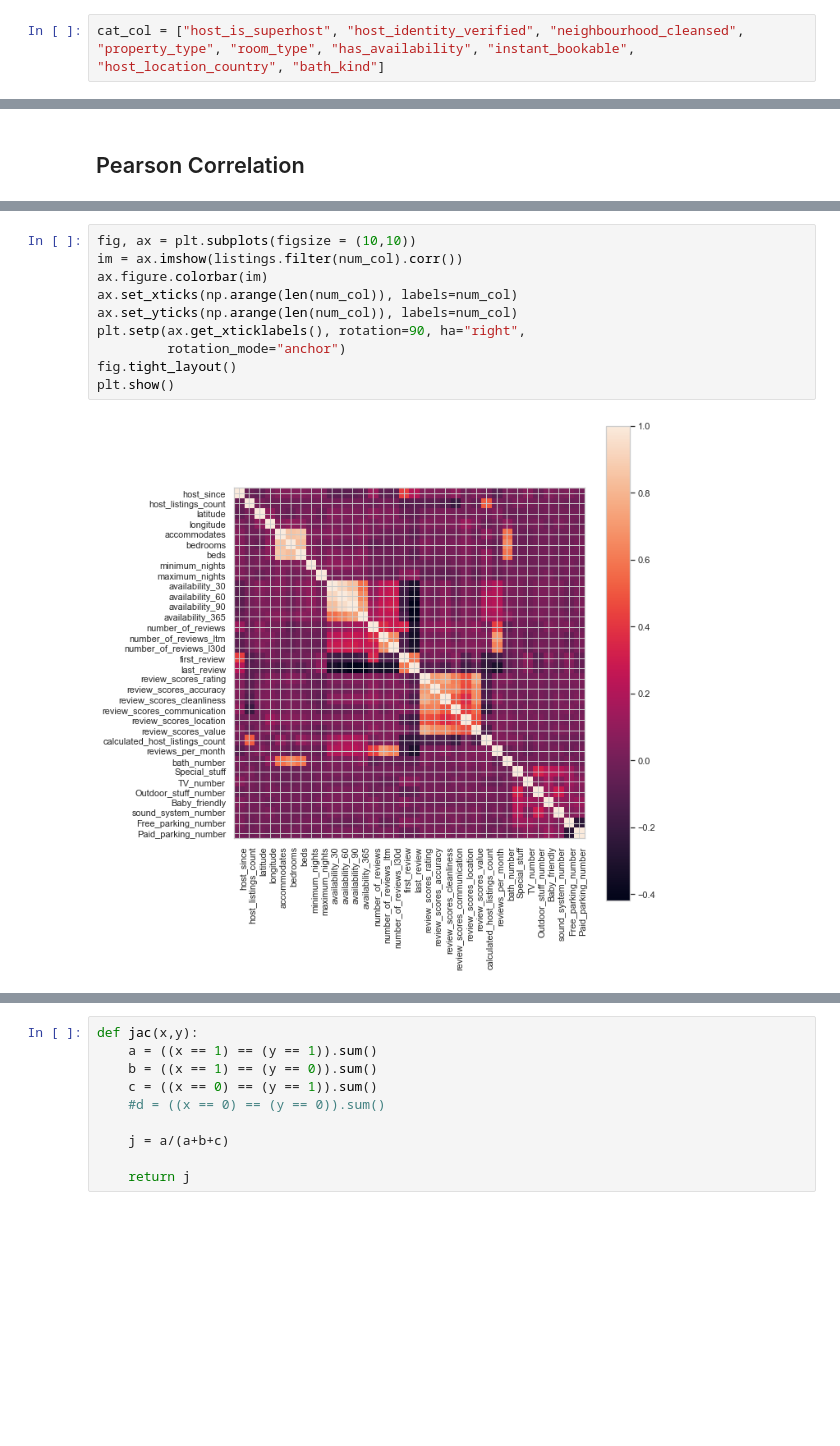
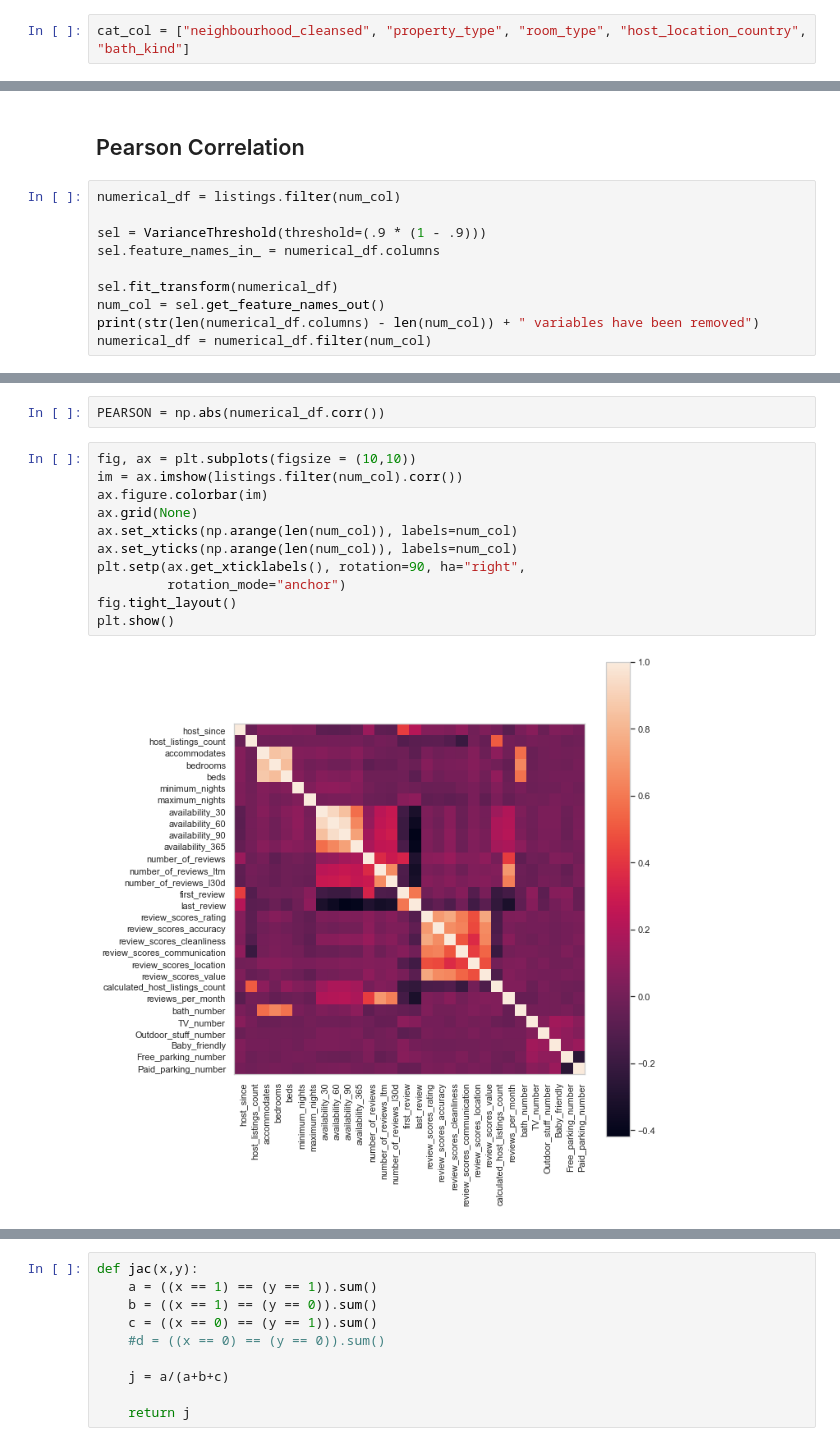
Before and after one commit to dmnk1308/DubAir, a Jupyter notebook: feature_selection.ipynb, the cells around one changed output, grey strips where cells are left out. Drawn from its saved outputs; the diff is of its cells as text; blank space fills up the shorter version.

```diff
--- a/feature_selection.ipynb
+++ b/feature_selection.ipynb
@@ -185,5 +189,5 @@ listings.head()
 # %%
-cat_col = ["host_is_superhost", "host_identity_verified", "neighbourhood_cleansed", "property_type", "room_type", "has_availability", "instant_bookable", "host_location_country", "bath_kind"]
+cat_col = ["neighbourhood_cleansed", "property_type", "room_type", "host_location_country", "bath_kind"]
 # %% [markdown]
 Best approach might be to convert all categories into dummy_variables. Let's see how man categories there are for each variables
 # %%
@@ -578,3 +579,13 @@ len(num_col + catg_col) == len(listings.columns)
 True
 # %% [markdown]
 ## Pearson Correlation
+# %%
+numerical_df = listings.filter(num_col)
+
+sel = VarianceThreshold(threshold=(.9 * (1 - .9)))
+sel.feature_names_in_ = numerical_df.columns
+
+sel.fit_transform(numerical_df)
+num_col = sel.get_feature_names_out()
+print(str(len(numerical_df.columns) - len(num_col)) + " variables have been removed")
+numerical_df = numerical_df.filter(num_col)
@@ -581,12 +600,15 @@ True
+# %%
+PEARSON = np.abs(numerical_df.corr())
 # %%
 fig, ax = plt.subplots(figsize = (10,10))
 im = ax.imshow(listings.filter(num_col).corr())
 ax.figure.colorbar(im)
+ax.grid(None)
 ax.set_xticks(np.arange(len(num_col)), labels=num_col)
 ax.set_yticks(np.arange(len(num_col)), labels=num_col)
 plt.setp(ax.get_xticklabels(), rotation=90, ha="right",
          rotation_mode="anchor")
 fig.tight_layout()
 plt.show()
 # %% [output]
-[figure, old version]
+[figure, new version]
```
Also changed, not shown: parts of 63 cells of this notebook, 2 other files.
